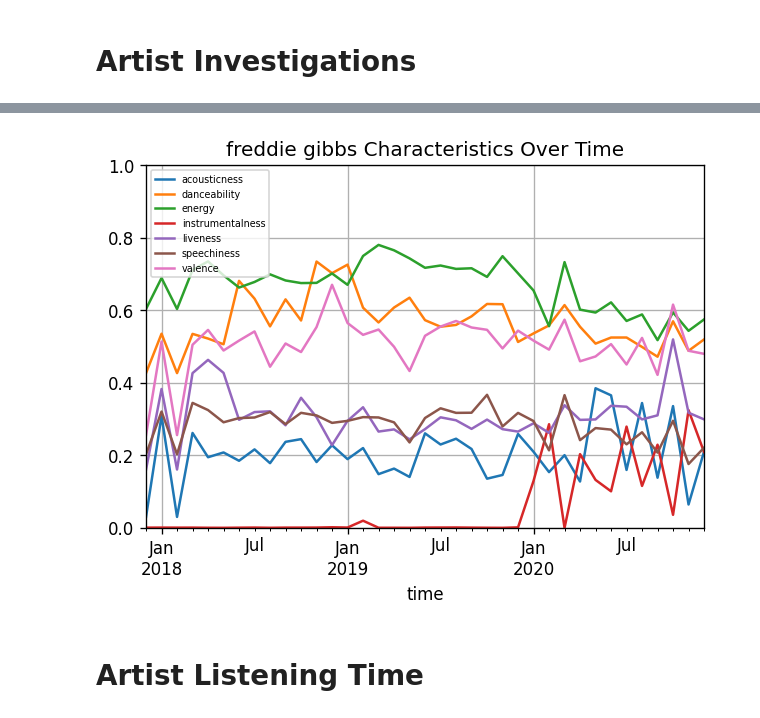
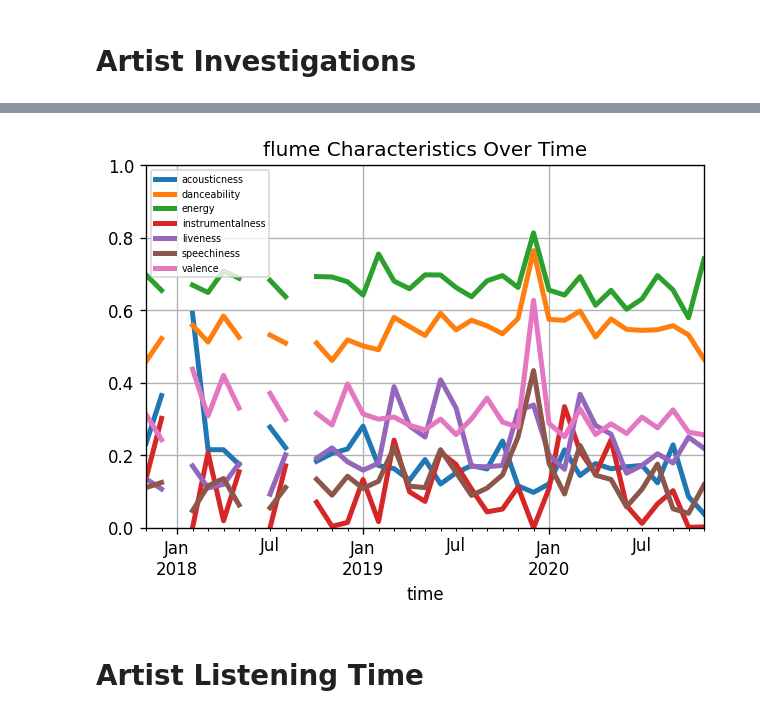
Before and after one commit to Sarsoo/listening-analysis, a Jupyter notebook: artist.ipynb, the cells around one changed output, grey strips where cells are left out. Cells and saved outputs as stored; diff of their text form; code cells hidden in the pictures.

```diff
--- a/artist.ipynb
+++ b/artist.ipynb
@@ -1,7 +1,7 @@
 # %% [markdown]
 # Artist Investigations
 # %%
-artist_name = "Freddie Gibbs".lower()
+artist_name = "Flume".lower()
 artist_frame = scrobbles[scrobbles["artist"].str.lower() == artist_name] # FILTER SCROBBLES
 artist_frame = artist_frame.sort_index(ascending=False) # SORT
 # artist_frame = artist_frame.loc[:, descriptor_headers] # DESCRIPTORS
@@ -40,20 +66,20 @@ plt.show()
 # %%
 filtered_artist = scrobbles[scrobbles["artist"].str.lower() == artist_name]
 # select only descriptor float columns
 filtered_artist = filtered_artist.loc[:, float_headers]
 # resample by day and mean
 filtered_artist = filtered_artist.resample("1M").mean()
 
 # filtered_playlist["energy"].plot()
-filtered_artist.plot()
+filtered_artist.plot(lw=3)
 
 plt.title(f"{artist_name} Characteristics Over Time")
 plt.legend(loc = "upper left", fontsize = "xx-small")
 plt.ylim([0, 1])
 plt.grid()
 plt.show()
 # %% [output]
-[figure, old version]
+[figure, new version]
 # %% [markdown]
 # Artist Listening Time
 # %%
```
Also changed, not shown: parts of 4 cells of this notebook, 5 other files.
